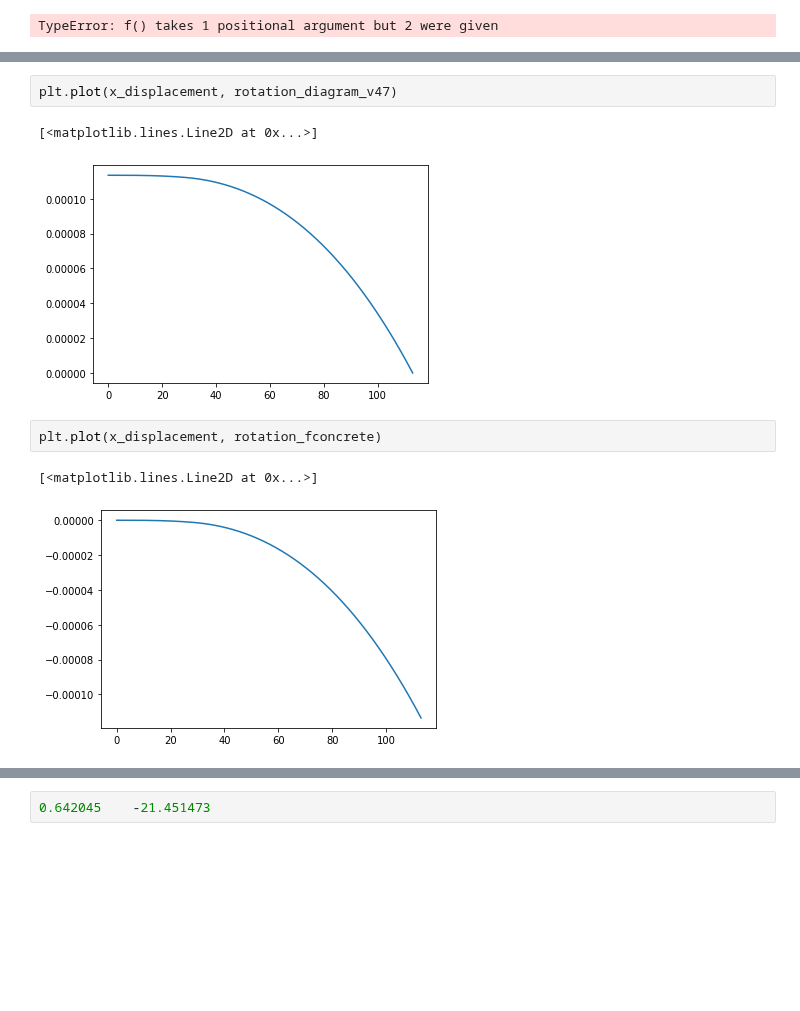
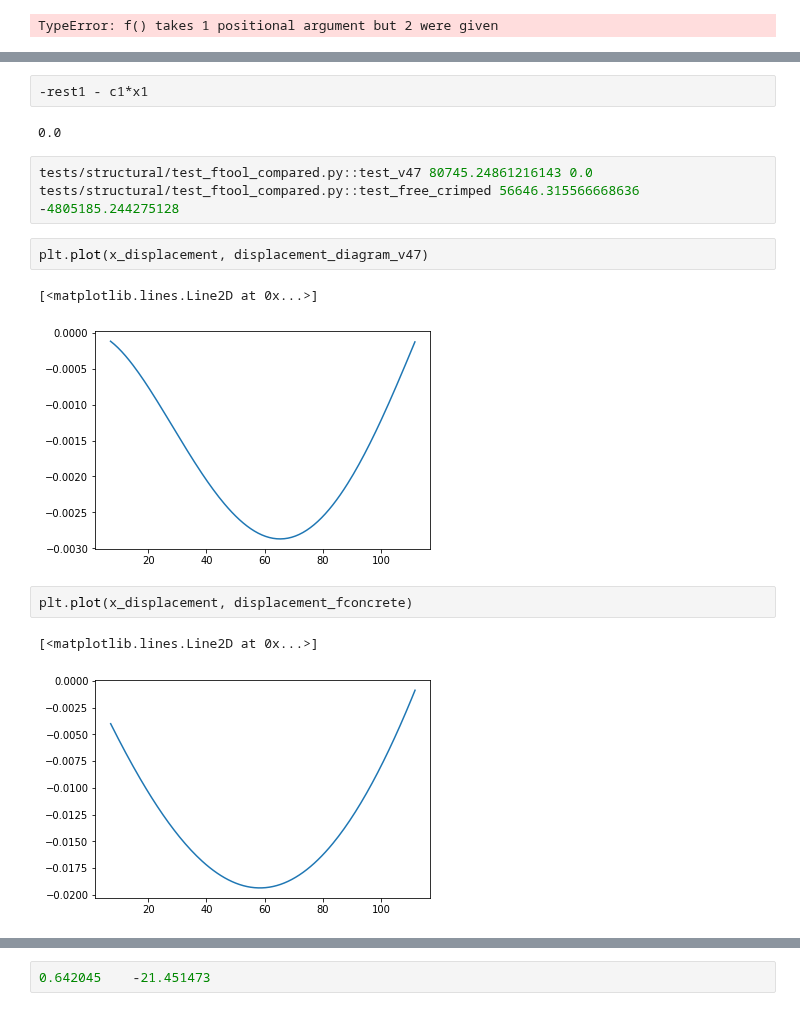
Before and after one commit to luisggc/FConcrete, a Jupyter notebook: jupyter/Hiper.ipynb, the cells around one changed output, grey strips where cells are left out. Saved outputs shown, nothing was run; the diff lists cells and outputs as text; blank space fills up the shorter version.

Commit message:
All tests passing displacement and rotation test

```diff
--- a/jupyter/Hiper.ipynb
+++ b/jupyter/Hiper.ipynb
@@ -365,10 +481,17 @@ AssertionError:
+# %%
+-rest1 - c1*x1
+# %% [output]
+0.0
+# %%
+tests/structural/test_ftool_compared.py::test_v47 80745.24861216143 0.0
+tests/structural/test_ftool_compared.py::test_free_crimped 56646.315566668636 -4805185.244275128
 # %%
-plt.plot(x_displacement, rotation_diagram_v47)
+plt.plot(x_displacement, displacement_diagram_v47)
 # %% [output]
 [<matplotlib.lines.Line2D at 0x...>]
-[figure, old version]
+[figure, new version]
 # %%
-plt.plot(x_displacement, rotation_fconcrete)
+plt.plot(x_displacement, displacement_fconcrete)
 # %% [output]
 [<matplotlib.lines.Line2D at 0x...>]
-[figure, old version]
+[figure, new version]
```
Also changed, not shown: parts of 20 cells of this notebook, 2 other files.
